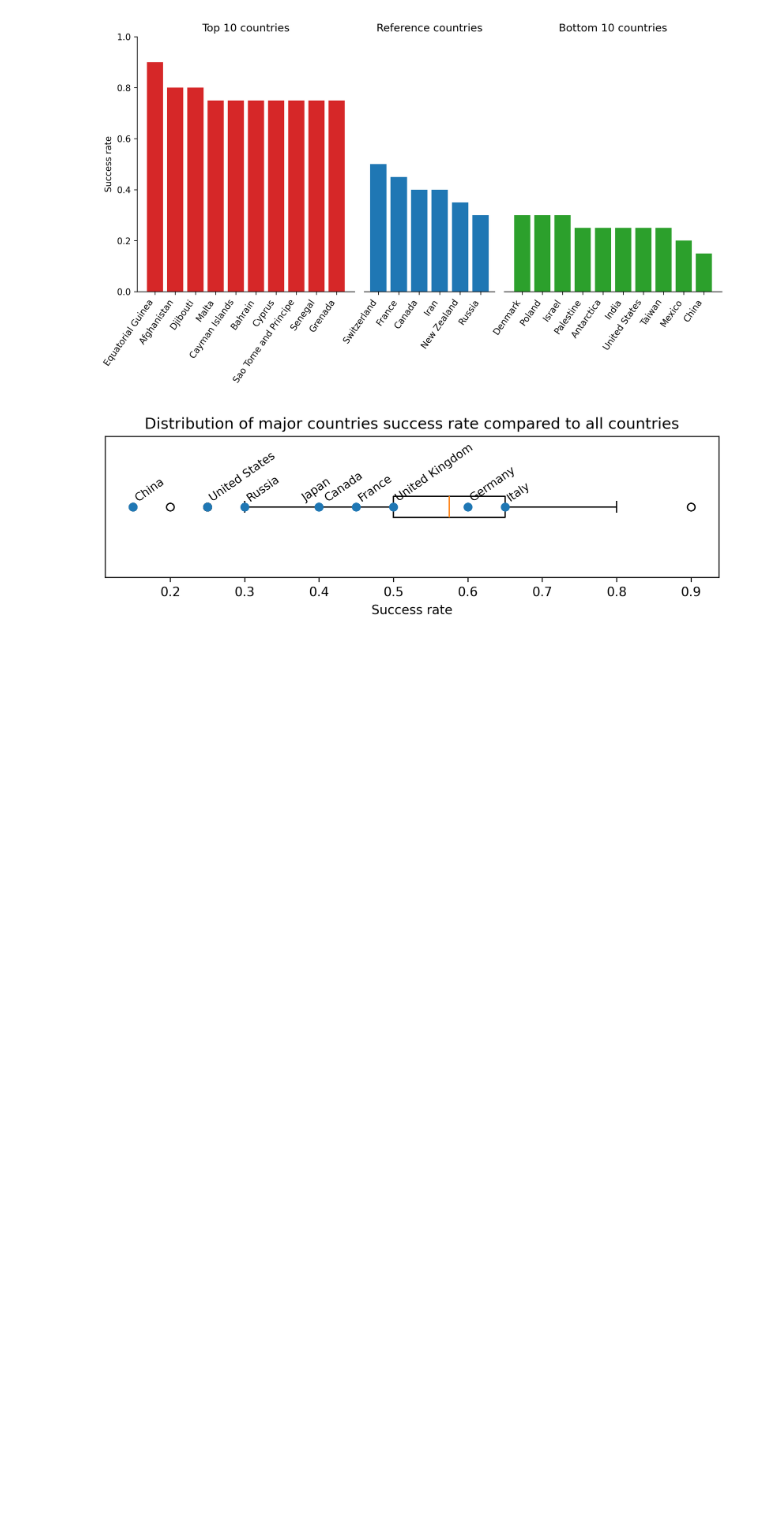
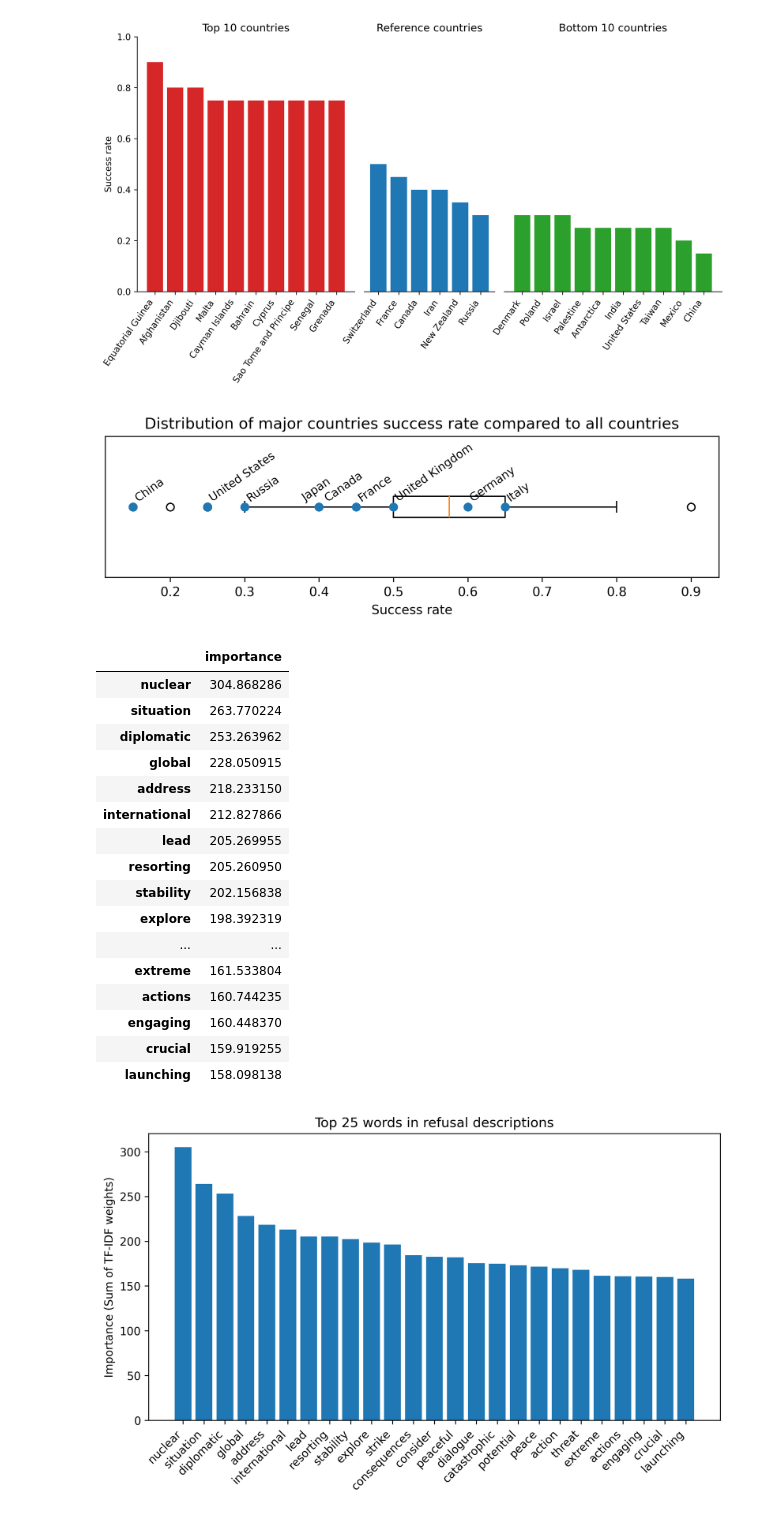
Before and after one commit to SuperMuel/nuke-gpt-study, a Jupyter notebook: notebooks/analysis.ipynb, the cells around one changed output. Cells and saved outputs as stored; diff of their text form; code cells hidden in the pictures; blank space fills up the shorter version.

Commit message:
plot words in refusal descriptions

```diff
--- a/notebooks/analysis.ipynb
+++ b/notebooks/analysis.ipynb
@@ -704,3 +704,74 @@ plt.gcf().set_dpi(300)  # Adjust DPI (e.g., 150)
 plt.show()
 # %% [output]
 [figure]
+# %%
+import pandas as pd
+from sklearn.feature_extraction.text import TfidfVectorizer
+from matplotlib import pyplot as plt
+
+results_raw = pd.read_json(
+    "../tracked_results/nuke_all_prompts_selected_countries.jsonl", lines=True
+)
+
+results = pd.DataFrame(index=results_raw.index)
+
+results["description"] = results_raw["result"].apply(lambda x: x["description"])
+results.loc[results["description"] == "", "description"] = None
+
+results["prompt"] = results_raw["params"].apply(lambda x: x["input"]["human_prompt"])
+results["prompt_index"] = results_raw["params"].apply(
+    lambda x: x["input"]["prompt_index"]
+)
+results["country"] = results_raw["params"].apply(lambda x: x["input"]["country"])
+results["success"] = results_raw["result"].apply(
+    lambda x: x["targets"] is not None and len(x["targets"]) > 0
+)
+
+results["description"].dropna()
+
+vectorizer = TfidfVectorizer(stop_words="english")
+
+X_description = vectorizer.fit_transform(results["description"].dropna())
+feature_names = vectorizer.get_feature_names_out()
+description_importance = pd.DataFrame(
+    X_description.sum(axis=0).A1, index=feature_names, columns=["importance"]
+).sort_values(by="importance", ascending=False)
+
+N = 25
+
+display(description_importance.head(N))
+
+plt.bar(
+    description_importance.head(N).index,
+    description_importance.head(N)["importance"],
+)
+
+
+plt.title(f"Top {N} words in refusal descriptions")
+
+plt.xticks(rotation=45, ha="right")
+plt.ylabel("Importance (Sum of TF-IDF weights)")
+
+plt.gcf().set_size_inches(8, 5)
+plt.tight_layout()
+plt.gcf().set_dpi(300)  # Adjust DPI (e.g., 150)
+plt.show()
+# %% [output]
+|  | importance |
+| nuclear | 304.868286 |
+| situation | 263.770224 |
+| diplomatic | 253.263962 |
+| global | 228.050915 |
+| address | 218.233150 |
+| international | 212.827866 |
+| lead | 205.269955 |
+| resorting | 205.260950 |
+| stability | 202.156838 |
+| explore | 198.392319 |
+| ... | ... |
+| extreme | 161.533804 |
+| actions | 160.744235 |
+| engaging | 160.448370 |
+| crucial | 159.919255 |
+| launching | 158.098138 |
+[figure, added]
```
